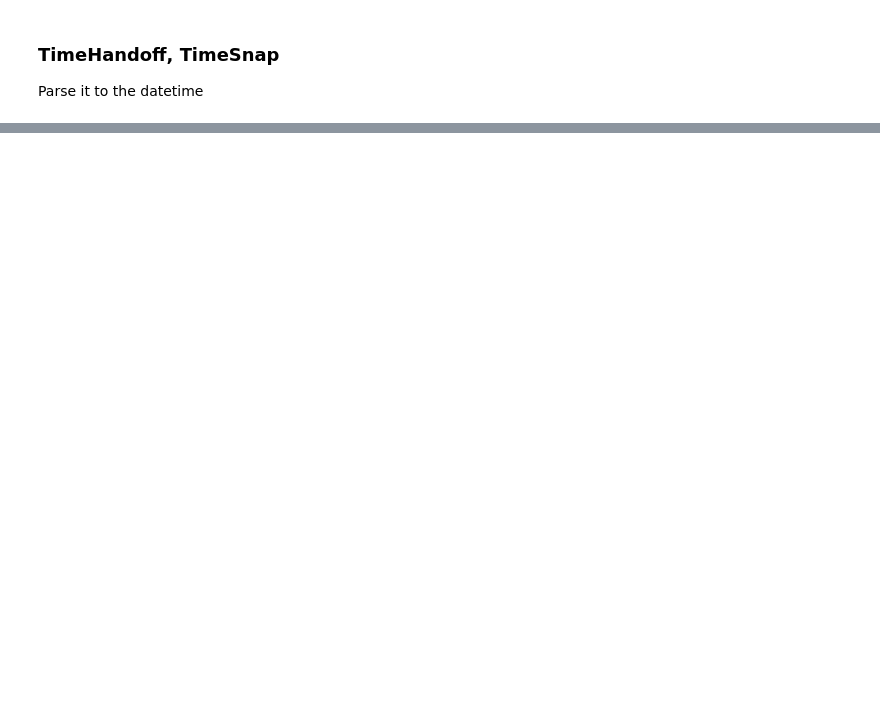
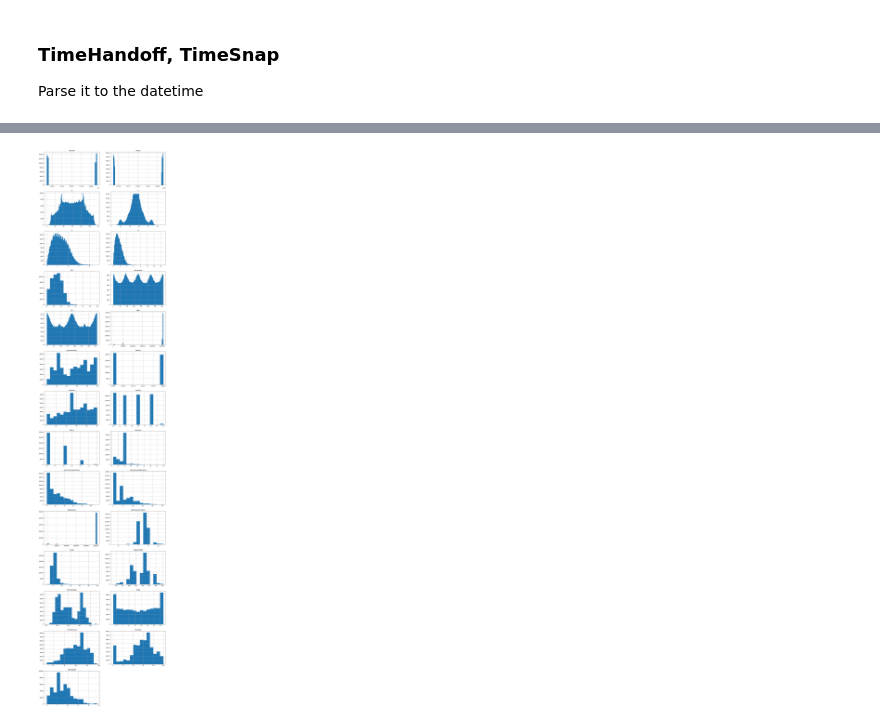
Before and after one commit to ottogin/AmericanFootballBigDataInsights, a Jupyter notebook: DataExploration.ipynb, the cells around one changed output, grey strips where cells are left out. Saved outputs shown, nothing was run; the diff lists cells and outputs as text; code cells hidden in the pictures; blank space fills up the shorter version.

Commit message:
Add some basic visualizations

```diff
--- a/DataExploration.ipynb
+++ b/DataExploration.ipynb
@@ -492,0 +557,3 @@ Parse it to the datetime
+# %%
+data['TimeHandoff'] = raw_data['TimeHandoff'].apply(pd.to_datetime)
+data['TimeSnap'] = raw_data['TimeSnap'].apply(pd.to_datetime)
@@ -492,0 +586,3 @@ Parse it to the datetime
+# %%
+data_numeric = data.select_dtypes(include=[np.number])
+data_numeric.head()
@@ -492,0 +597,14 @@ Parse it to the datetime
+# %%
+n_columns = 2
+n_rows = (data_numeric.shape[1] - 1) // n_columns + 1
+
+plt.figure(figsize=(n_columns * 9, n_rows * 6))
+
+for i, column in enumerate(data_numeric.columns):
+    plt.subplot(n_rows, n_columns, i+1)
+    data_numeric[column].hist(bins=min(100, max(15, len(data_numeric[column].unique()) // 10)))
+    plt.title(column)
+
+plt.show()
+# %% [output]
+[figure, added]
```
Also changed, not shown: parts of 24 cells of this notebook.
